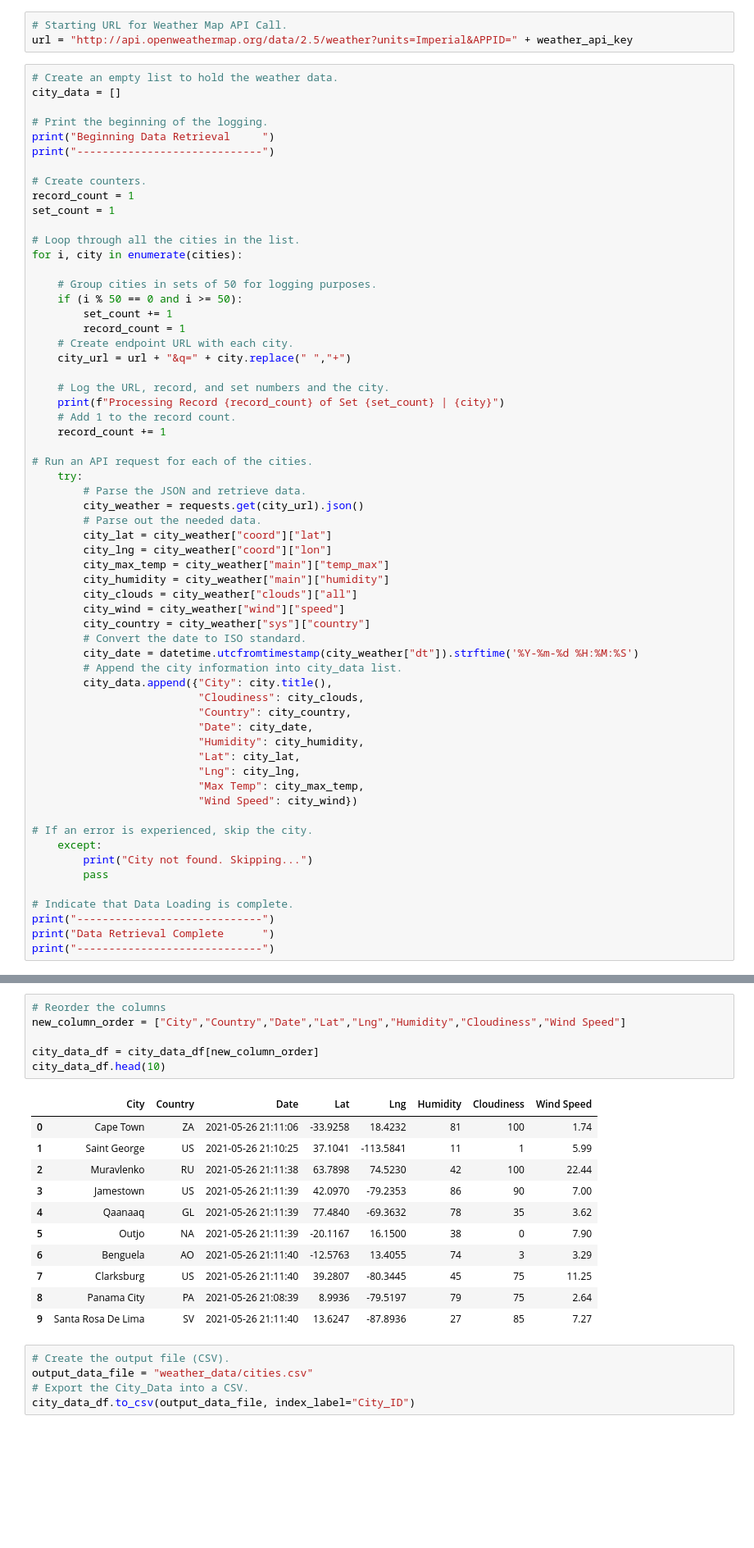
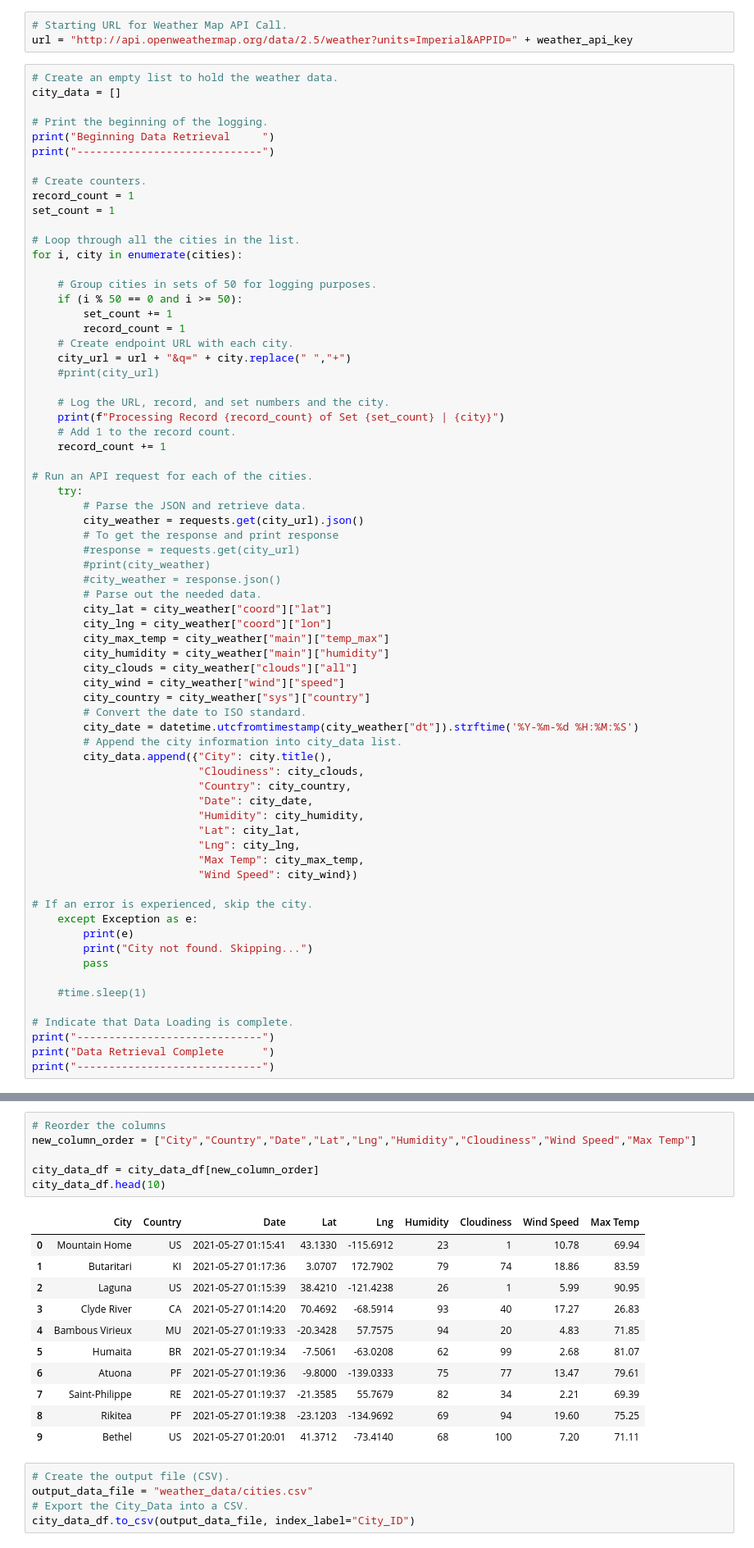
Before and after one commit to yashodhan1202/World_Weather_Analysis, a Jupyter notebook: WeatherPy.ipynb, the cells around one changed output, grey strips where cells are left out. Shown at 82% size. Cells and saved outputs as stored; diff of their text form; blank space fills up the shorter version.

```diff
--- a/WeatherPy.ipynb
+++ b/WeatherPy.ipynb
@@ -64,6 +66,7 @@ for i, city in enumerate(cities):
         record_count = 1
     # Create endpoint URL with each city.
     city_url = url + "&q=" + city.replace(" ","+")
+    #print(city_url)
 
     # Log the URL, record, and set numbers and the city.
     print(f"Processing Record {record_count} of Set {set_count} | {city}")
@@ -74,6 +77,10 @@ for i, city in enumerate(cities):
     try:
         # Parse the JSON and retrieve data.
         city_weather = requests.get(city_url).json()
+        # To get the response and print response
+        #response = requests.get(city_url)
+        #print(city_weather)
+        #city_weather = response.json()
         # Parse out the needed data.
         city_lat = city_weather["coord"]["lat"]
         city_lng = city_weather["coord"]["lon"]
@@ -96,9 +103,12 @@ for i, city in enumerate(cities):
                           "Wind Speed": city_wind})
 
 # If an error is experienced, skip the city.
-    except:
+    except Exception as e:
+        print(e)
         print("City not found. Skipping...")
         pass
+
+    #time.sleep(1)
 
 # Indicate that Data Loading is complete.
 print("-----------------------------")
@@ -145,21 +155,21 @@ city_data_df.head(10)
 # %%
 # Reorder the columns
-new_column_order = ["City","Country","Date","Lat","Lng","Humidity","Cloudiness","Wind Speed"]
+new_column_order = ["City","Country","Date","Lat","Lng","Humidity","Cloudiness","Wind Speed","Max Temp"]
 
 city_data_df = city_data_df[new_column_order]
 city_data_df.head(10)
 # %% [output]
-|  | City | Country | Date | Lat | Lng | Humidity | Cloudiness | Wind Speed |
-| 0 | Cape Town | ZA | 2021-05-26 21:11:06 | -33.9258 | 18.4232 | 81 | 100 | 1.74 |
-| 1 | Saint George | US | 2021-05-26 21:10:25 | 37.1041 | -113.5841 | 11 | 1 | 5.99 |
-| 2 | Muravlenko | RU | 2021-05-26 21:11:38 | 63.7898 | 74.5230 | 42 | 100 | 22.44 |
-| 3 | Jamestown | US | 2021-05-26 21:11:39 | 42.0970 | -79.2353 | 86 | 90 | 7.00 |
-| 4 | Qaanaaq | GL | 2021-05-26 21:11:39 | 77.4840 | -69.3632 | 78 | 35 | 3.62 |
-| 5 | Outjo | NA | 2021-05-26 21:11:39 | -20.1167 | 16.1500 | 38 | 0 | 7.90 |
-| 6 | Benguela | AO | 2021-05-26 21:11:40 | -12.5763 | 13.4055 | 74 | 3 | 3.29 |
-| 7 | Clarksburg | US | 2021-05-26 21:11:40 | 39.2807 | -80.3445 | 45 | 75 | 11.25 |
-| 8 | Panama City | PA | 2021-05-26 21:08:39 | 8.9936 | -79.5197 | 79 | 75 | 2.64 |
-| 9 | Santa Rosa De Lima | SV | 2021-05-26 21:11:40 | 13.6247 | -87.8936 | 27 | 85 | 7.27 |
+|  | City | Country | Date | Lat | Lng | Humidity | Cloudiness | Wind Speed | Max Temp |
+| 0 | Mountain Home | US | 2021-05-27 01:15:41 | 43.1330 | -115.6912 | 23 | 1 | 10.78 | 69.94 |
+| 1 | Butaritari | KI | 2021-05-27 01:17:36 | 3.0707 | 172.7902 | 79 | 74 | 18.86 | 83.59 |
+| 2 | Laguna | US | 2021-05-27 01:15:39 | 38.4210 | -121.4238 | 26 | 1 | 5.99 | 90.95 |
+| 3 | Clyde River | CA | 2021-05-27 01:14:20 | 70.4692 | -68.5914 | 93 | 40 | 17.27 | 26.83 |
+| 4 | Bambous Virieux | MU | 2021-05-27 01:19:33 | -20.3428 | 57.7575 | 94 | 20 | 4.83 | 71.85 |
+| 5 | Humaita | BR | 2021-05-27 01:19:34 | -7.5061 | -63.0208 | 62 | 99 | 2.68 | 81.07 |
+| 6 | Atuona | PF | 2021-05-27 01:19:36 | -9.8000 | -139.0333 | 75 | 77 | 13.47 | 79.61 |
+| 7 | Saint-Philippe | RE | 2021-05-27 01:19:37 | -21.3585 | 55.7679 | 82 | 34 | 2.21 | 69.39 |
+| 8 | Rikitea | PF | 2021-05-27 01:19:38 | -23.1203 | -134.9692 | 69 | 94 | 19.60 | 75.25 |
+| 9 | Bethel | US | 2021-05-27 01:20:01 | 41.3712 | -73.4140 | 68 | 100 | 7.20 | 71.11 |
 # %%
 # Create the output file (CSV).
 output_data_file = "weather_data/cities.csv"
```
Also changed, not shown: parts of 10 cells of this notebook, 5 other files.
